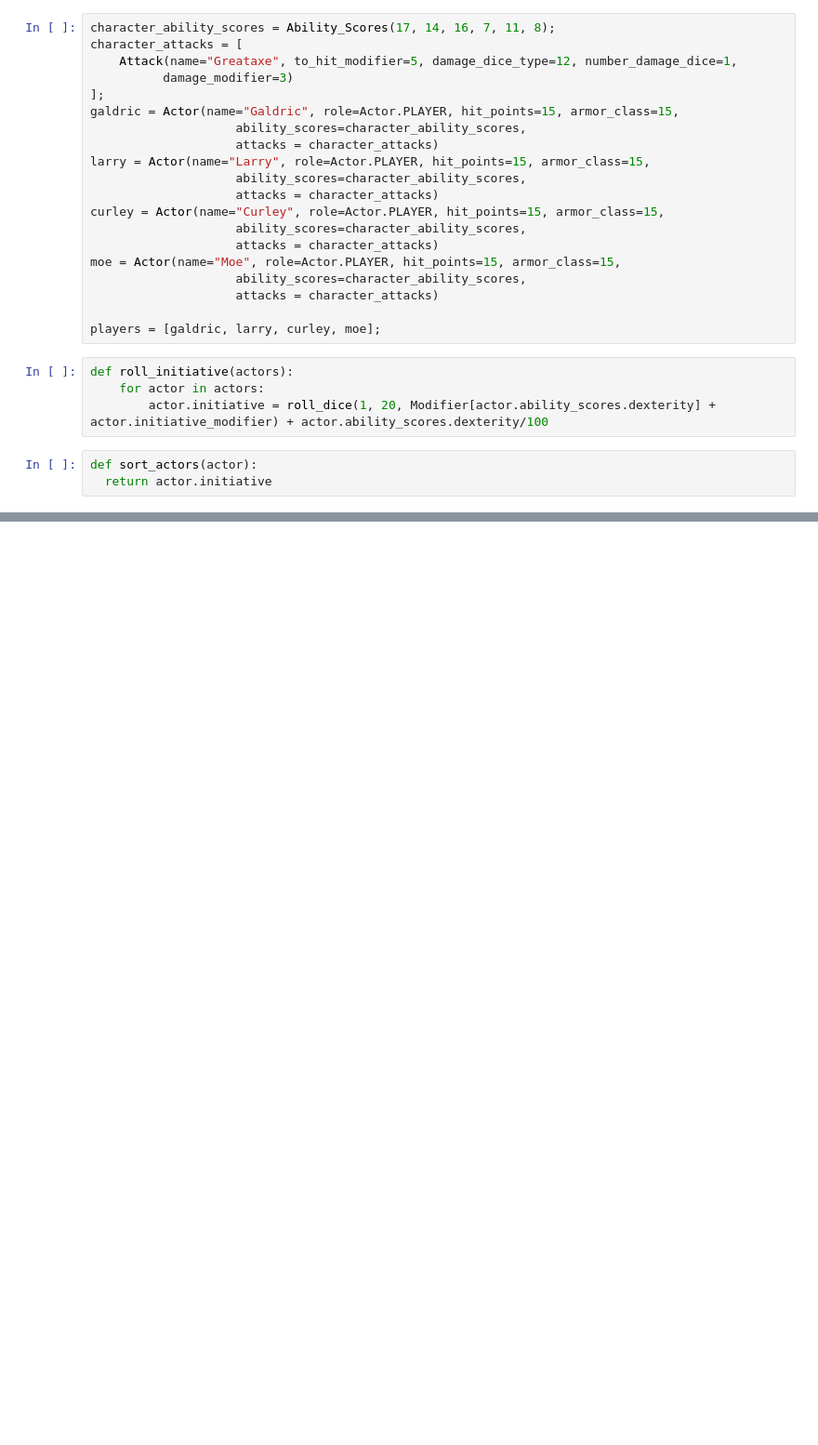
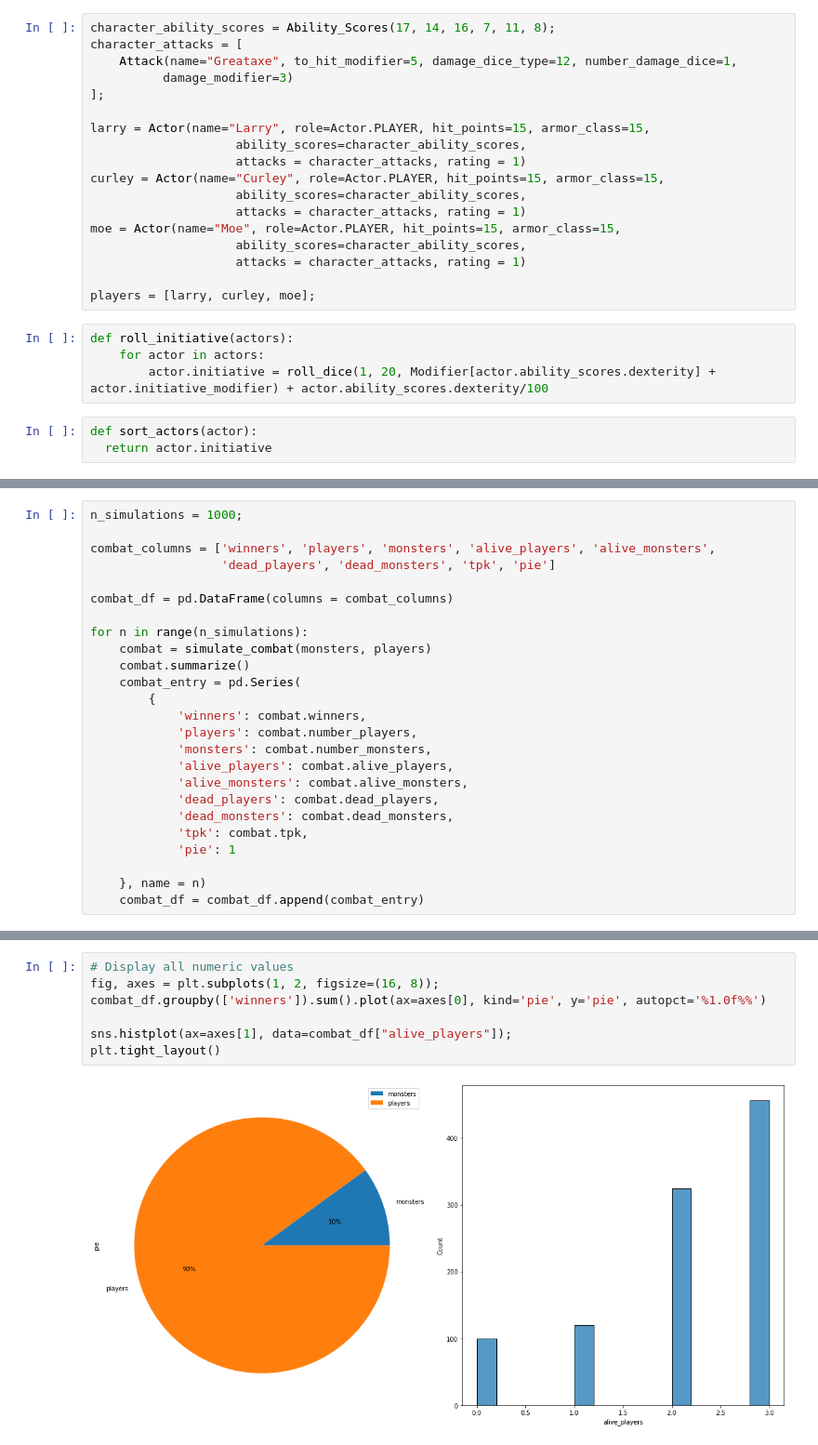
Before and after one commit to markhary/dnd_5e_combat_simulator, a Jupyter notebook: dnd_5e_combat_simulator.ipynb, the cells around one changed output, grey strips where cells are left out. Shown at 93% size. Drawn from its saved outputs; the diff is of its cells as text; blank space fills up the shorter version.

```diff
--- a/dnd_5e_combat_simulator.ipynb
+++ b/dnd_5e_combat_simulator.ipynb
@@ -201,20 +249,18 @@ character_attacks = [
     Attack(name="Greataxe", to_hit_modifier=5, damage_dice_type=12, number_damage_dice=1,
           damage_modifier=3)
 ];
-galdric = Actor(name="Galdric", role=Actor.PLAYER, hit_points=15, armor_class=15,
-                    ability_scores=character_ability_scores,
-                    attacks = character_attacks)
+
 larry = Actor(name="Larry", role=Actor.PLAYER, hit_points=15, armor_class=15,
                     ability_scores=character_ability_scores,
-                    attacks = character_attacks)
+                    attacks = character_attacks, rating = 1)
 curley = Actor(name="Curley", role=Actor.PLAYER, hit_points=15, armor_class=15,
                     ability_scores=character_ability_scores,
-                    attacks = character_attacks)
+                    attacks = character_attacks, rating = 1)
 moe = Actor(name="Moe", role=Actor.PLAYER, hit_points=15, armor_class=15,
                     ability_scores=character_ability_scores,
-                    attacks = character_attacks)
+                    attacks = character_attacks, rating = 1)
 
-players = [galdric, larry, curley, moe];
+players = [larry, curley, moe];
 # %%
 def roll_initiative(actors):
     for actor in actors:
@@ -352,0 +385,25 @@ logger.setLevel(logging.NOTSET)
+# %%
+n_simulations = 1000;
+
+combat_columns = ['winners', 'players', 'monsters', 'alive_players', 'alive_monsters',
+                  'dead_players', 'dead_monsters', 'tpk', 'pie']
+
+combat_df = pd.DataFrame(columns = combat_columns)
+
+for n in range(n_simulations):
+    combat = simulate_combat(monsters, players)
+    combat.summarize()
+    combat_entry = pd.Series(
+        {
+            'winners': combat.winners,
+            'players': combat.number_players,
+            'monsters': combat.number_monsters,
+            'alive_players': combat.alive_players,
+            'alive_monsters': combat.alive_monsters,
+            'dead_players': combat.dead_players,
+            'dead_monsters': combat.dead_monsters,
+            'tpk': combat.tpk,
+            'pie': 1
+
+    }, name = n)
+    combat_df = combat_df.append(combat_entry)
@@ -352,0 +423,9 @@ logger.setLevel(logging.NOTSET)
+# %%
+# Display all numeric values
+fig, axes = plt.subplots(1, 2, figsize=(16, 8));
+combat_df.groupby(['winners']).sum().plot(ax=axes[0], kind='pie', y='pie', autopct='%1.0f%%')
+
+sns.histplot(ax=axes[1], data=combat_df["alive_players"]);
+plt.tight_layout()
+# %% [output]
+[figure, added]
```
Also changed, not shown: parts of 8 cells of this notebook.
